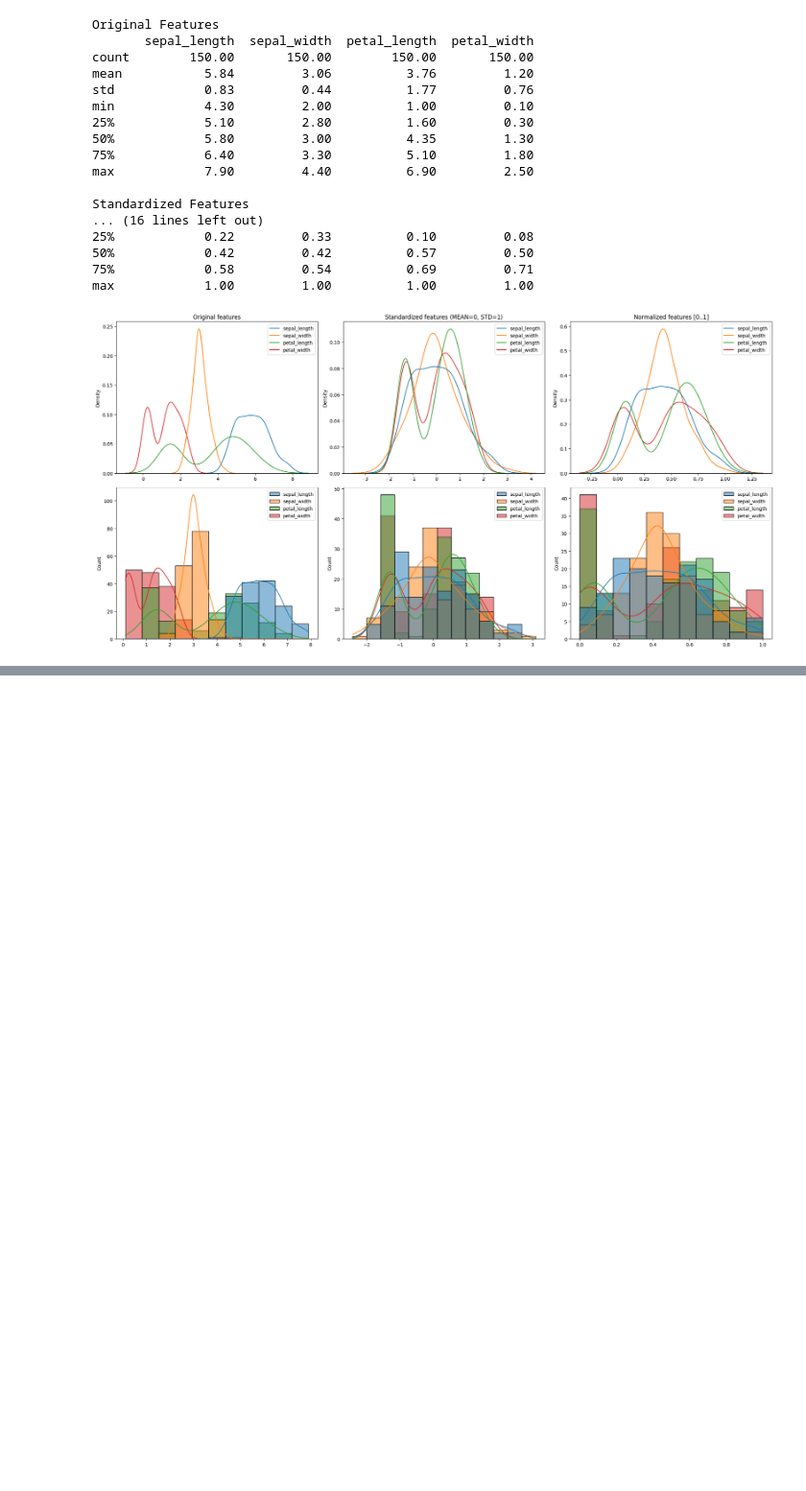
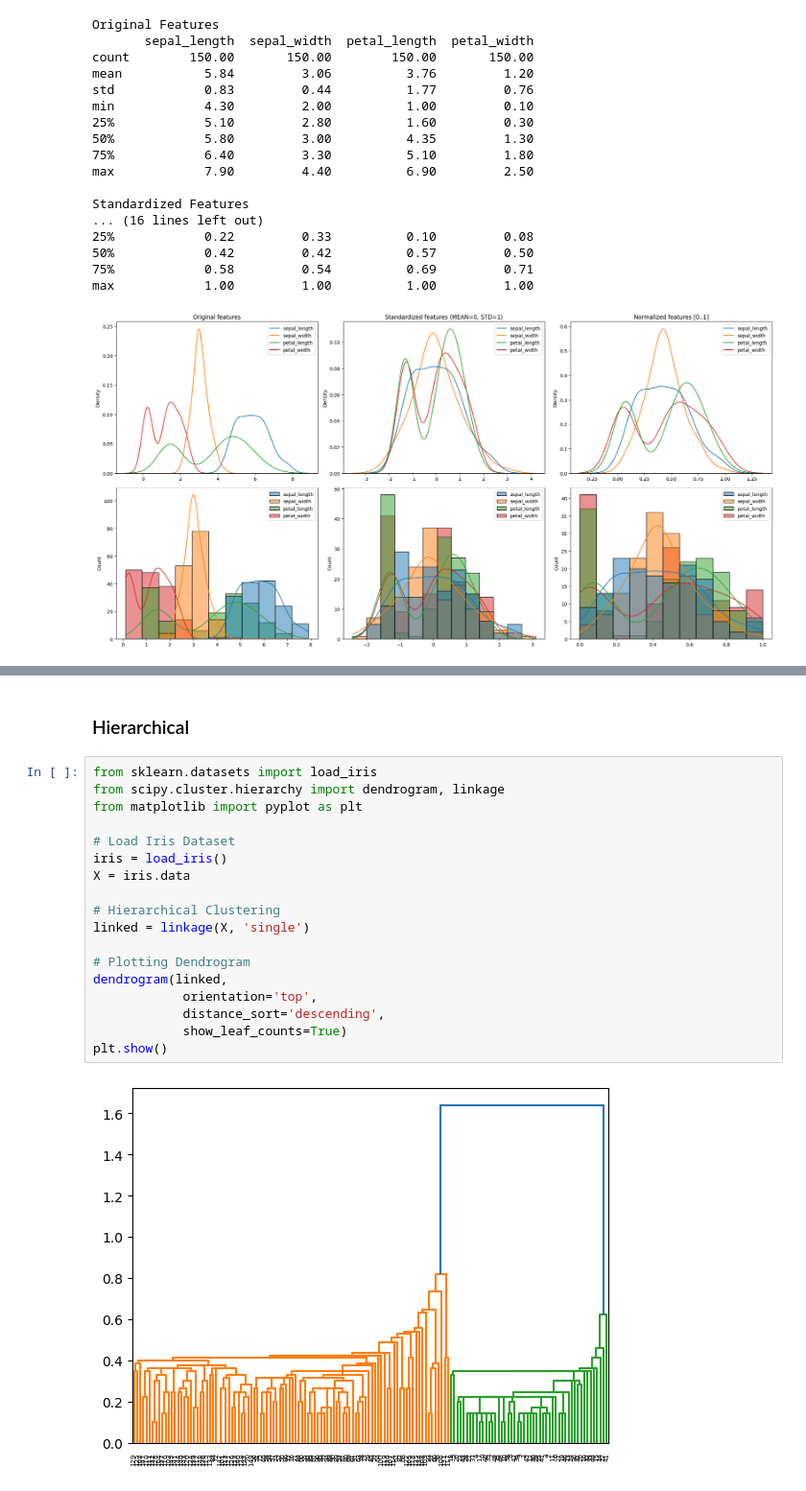
Before and after one commit to contento/lab.jupyter, a Jupyter notebook: dataset-iris.ipynb, the cells around one changed output, grey strips where cells are left out. Shown at 96% size. Cells and saved outputs as stored; diff of their text form; blank space fills up the shorter version.

```diff
--- a/dataset-iris.ipynb
+++ b/dataset-iris.ipynb
@@ -180,0 +239,22 @@ max            1.00         1.00          1.00         1.00
+# %% [markdown]
+### Hierarchical
+# %%
+from sklearn.datasets import load_iris
+from scipy.cluster.hierarchy import dendrogram, linkage
+from matplotlib import pyplot as plt
+
+# Load Iris Dataset
+iris = load_iris()
+X = iris.data
+
+# Hierarchical Clustering
+linked = linkage(X, 'single')
+
+# Plotting Dendrogram
+dendrogram(linked,
+            orientation='top',
+            distance_sort='descending',
+            show_leaf_counts=True)
+plt.show()
+# %% [output]
+[figure, added]
```
Also changed, not shown: parts of 6 cells of this notebook, 1 other file.
